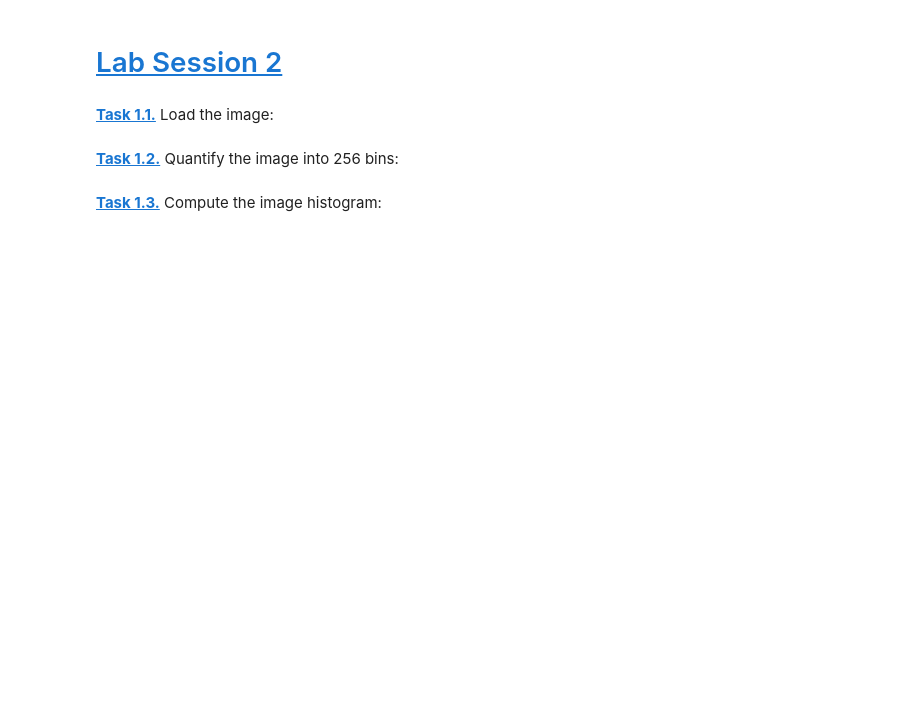
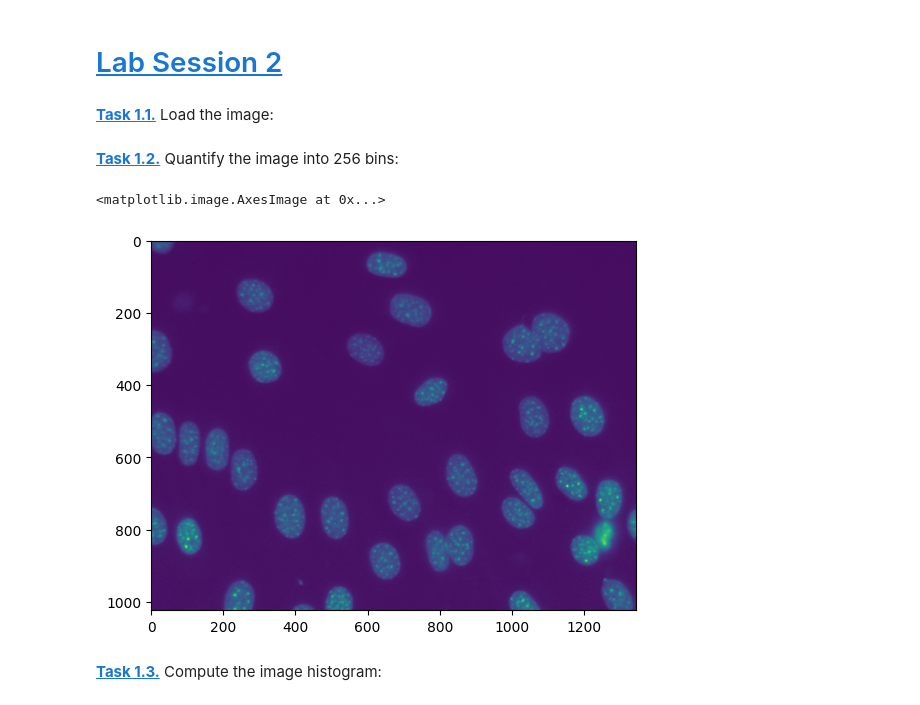
Before and after one commit to mertsoylemezova/mobifs5-python, a Jupyter notebook: otsu.ipynb, the cells around one changed output. Cells and saved outputs as stored; diff of their text form; code cells hidden in the pictures; blank space fills up the shorter version.

```diff
--- a/otsu.ipynb
+++ b/otsu.ipynb
@@ -11,6 +11,10 @@ import matplotlib.pyplot as plt
 **[Task 1.2.]()** Quantify the image into 256 bins:
 # %%
 img8 = (imgf * 255).round().astype(np.uint8)
+plt.imshow(img8)
+# %% [output]
+<matplotlib.image.AxesImage at 0x...>
+[figure, added]
 # %% [markdown]
 **[Task 1.3.]()** Compute the image histogram:
 # %%
```
Also changed, not shown: parts of 4 cells of this notebook, 1 other file.
